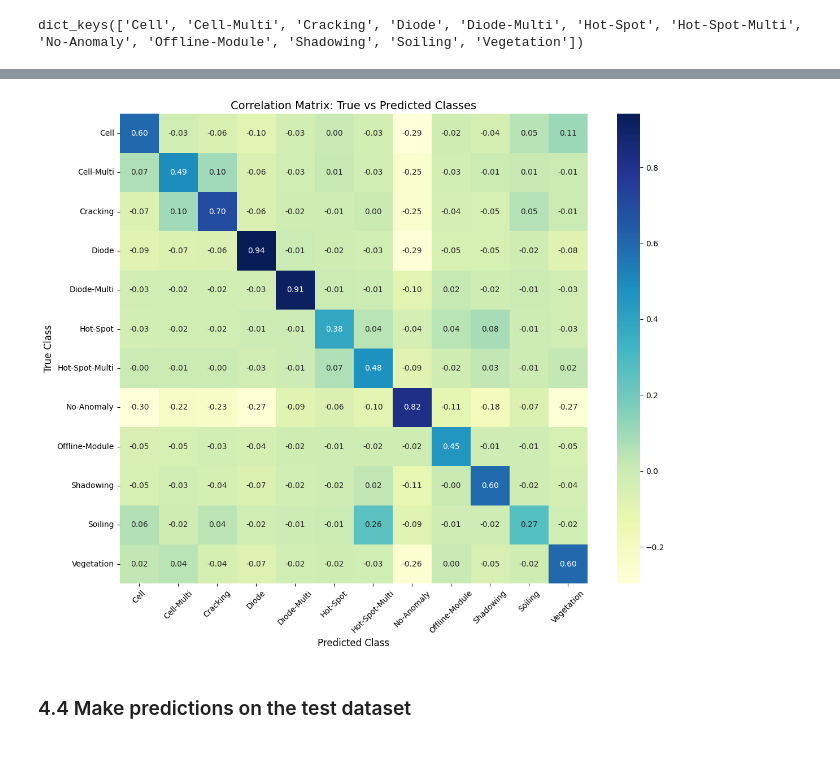
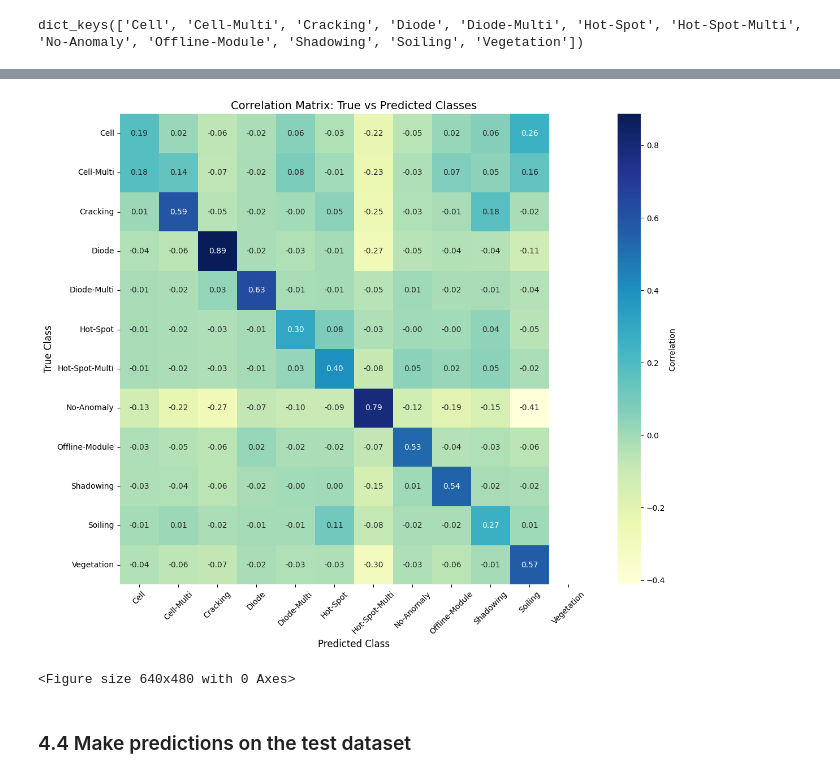
Before and after one commit to Ahmed-Sohail2000/Solar-Eye-Project, a Jupyter notebook: Solar_Eye_🌞👀_Solar_Image_Classification_Project_with_Deep_Learning.ipynb, the cells around one changed output, grey strips where cells are left out. Cells and saved outputs as stored; diff of their text form; code cells hidden in the pictures.

```diff
--- a/Solar_Eye_🌞👀_Solar_Image_Classification_Project_with_Deep_Learning.ipynb
+++ b/Solar_Eye_🌞👀_Solar_Image_Classification_Project_with_Deep_Learning.ipynb
@@ -309,8 +297,8 @@ InfraredSolarModule 100%[===================>]  14.78M  --.-KB/s    in 0.06s
 import os
 
 # get the image location and meta json path
-image_path = '/content/InfraredSolarModules/images'
-json_path = '/content/InfraredSolarModules/module_metadata.json'
+image_path = '/kaggle/working/InfraredSolarModules/images'
+json_path = '/kaggle/working/InfraredSolarModules/module_metadata.json'
 
 # image files stored by getting the list directory of the image location and goes through each image being f that ends with .jpg
 image_files = [f for f in os.listdir(image_path) if f.endswith('.jpg')]
@@ -338,7 +326,7 @@ import json
 json_file_path = json_path
 
 # Convert JSON file to Python dictionary
-with open('/content/InfraredSolarModules/module_metadata.json', 'r') as json_file:
+with open('/kaggle/working/InfraredSolarModules/module_metadata.json', 'r') as json_file:
   python_data = json.load(json_file)
 
 python_data
@@ -705,6 +750,6 @@ model = create_model(num_classes = len(class_to_idx))
 initial_epochs = 10
 
 # train the model
-history = model.fit(train_ds, epochs = initial_epochs, validation_data = val_ds, verbose = 1)
+history = model.fit(train_ds, epochs = initial_epochs, validation_data = val_ds, verbose = 1, class_weight = class_weights)
 # %% [output]
 Downloading data from https://storage.googleapis.com/tensorflow/keras-applications/resnet/resnet50v2_weights_tf_dim_ordering_tf_kernels_notop.h5
@@ -815,6 +871,6 @@ model.compile(optimizer=tf.keras.optimizers.Adam(learning_rate=1e-5),
               metrics=['accuracy'])
 
 # train the model
-history_fine_tune_model = model.fit(train_ds, validation_data = val_ds, epochs = total_epoch, initial_epoch = len(history.epoch), verbose = 1)
+history_fine_tune_model = model.fit(train_ds, validation_data = val_ds, epochs = total_epoch, initial_epoch = len(history.epoch), class_weight = class_weights, verbose = 1)
 # %% [output]
 Epoch 11/20
@@ -986,44 +1043,61 @@ plt.show()
 # %%
 import pandas as pd
 import seaborn as sns
 import matplotlib.pyplot as plt
 
 # Your class names
 class_names = ['Cell', 'Cell-Multi', 'Cracking', 'Diode', 'Diode-Multi', 'Hot-Spot',
                'Hot-Spot-Multi', 'No-Anomaly', 'Offline-Module', 'Shadowing', 'Soiling', 'Vegetation']
 
+# Example data (replace with your actual true and predicted labels)
+# Make sure these are the numeric class indices, e.g., [0, 1, 2, 3, ...]
+# true_labels = [0, 1, 2, 3, 4]  # your true labels here
+# predicted_classes = [0, 1, 2, 3, 5]  # your predicted labels here
+
+# Ensure both arrays have the same length
+assert len(true_labels) == len(predicted_classes), "Mismatch between number of true and predicted labels"
+
 # One-hot encode the true and predicted labels
-true_df = pd.get_dummies(true_labels)
-pred_df = pd.get_dummies(predicted_classes)
+true_df = pd.get_dummies(true_labels, dtype=int)
+pred_df = pd.get_dummies(predicted_classes, dtype=int)
 
-# Rename columns to class names
-true_df.columns = [f"True_{name}" for name in class_names]
-pred_df.columns = [f"Pred_{name}" for name in class_names]
+# Ensure the columns are the same as class names
+true_df.columns = class_names[:len(true_df.columns)]  # match columns to actual class names
+pred_df.columns = class_names[:len(pred_df.columns)]  # match columns to actual class names
 
-# Combine them into one DataFrame
+# If any class index is missing, add it with zeroes
+for i, class_name in enumerate(class_names):
+    if class_name not in true_df.columns:
+        true_df[class_name] = 0
+    if class_name not in pred_df.columns:
+        pred_df[class_name] = 0
+
+# Combine them into one DataFrame for correlation calculation
 combined_df = pd.concat([true_df, pred_df], axis=1)
 
 # Compute the correlation matrix between true and predicted
-correlation_matrix = combined_df.corr().loc[true_df.columns, pred_df.columns]
+correlation_matrix = combined_df.corr().iloc[:len(class_names), len(class_names):]
 
 # Plot the heatmap
 plt.figure(figsize=(12, 10))
 sns.heatmap(correlation_matrix,
+            annot=True,
+            cmap="YlGnBu",
+            fmt=".2f",
             xticklabels=class_names,
             yticklabels=class_names,
-            annot=True,
-            cmap="YlGnBu",
-            fmt=".2f")
+            cbar_kws={'label': 'Correlation'})
 
 plt.title("Correlation Matrix: True vs Predicted Classes", fontsize=14)
 plt.xlabel("Predicted Class", fontsize=12)
 plt.ylabel("True Class", fontsize=12)
 plt.xticks(rotation=45)
 plt.yticks(rotation=0)
 plt.tight_layout()
 plt.show()
 # %% [output]
-[figure, old version]
+[figure, new version]
+<Figure size 640x480 with 0 Axes>
 # %% [markdown]
 ### 4.4 Make predictions on the test dataset
 # %%
```
Also changed, not shown: parts of 26 cells of this notebook.
